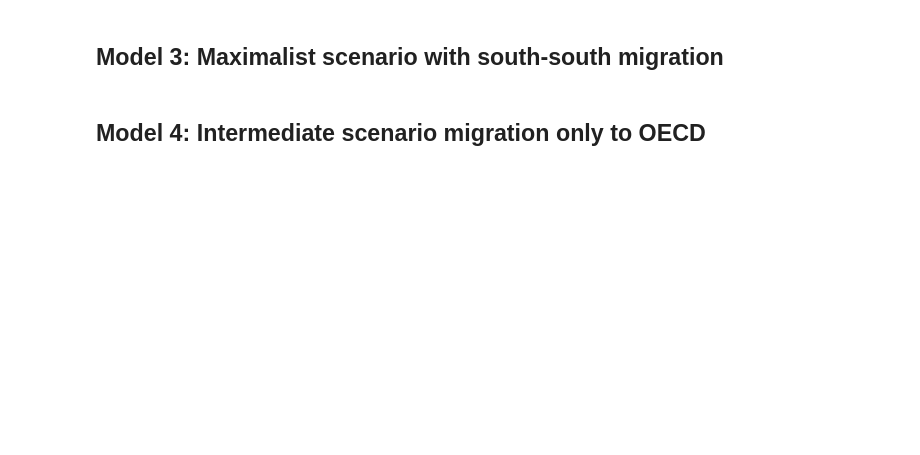
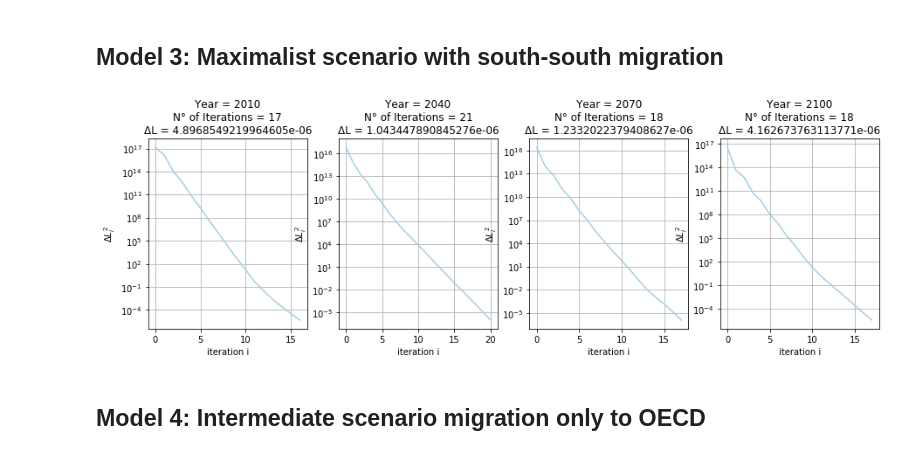
Before and after one commit to hscheewel/GeographyOfClimateMigration, a Jupyter notebook: model.ipynb, the cells around one changed output. Saved outputs shown, nothing was run; the diff lists cells and outputs as text; code cells hidden in the pictures; blank space fills up the shorter version.

```diff
--- a/model.ipynb
+++ b/model.ipynb
@@ -890,11 +895,15 @@ m2.simulate(report=True, report_from=0, max_iter=50)
 # %%
 m3 = model(name='maximalist', tol=1e-5, scenario='maximalist')
 m3.correct_south_south()
+m3.calib_kappa()
+m3.calib_A()
 m3.calib_epsilon()
-m3.calib_kappa()
 m3.calib_migcosts()
 m3.fertility()
 m3.simulate(report=True, report_from=0, max_iter=50)
+m3.urbanization()
+# %% [output]
+[figure, added]
 # %% [markdown]
 ## Model 4: Intermediate scenario migration only to OECD
 # %%
```
Also changed, not shown: parts of 9 cells of this notebook.
